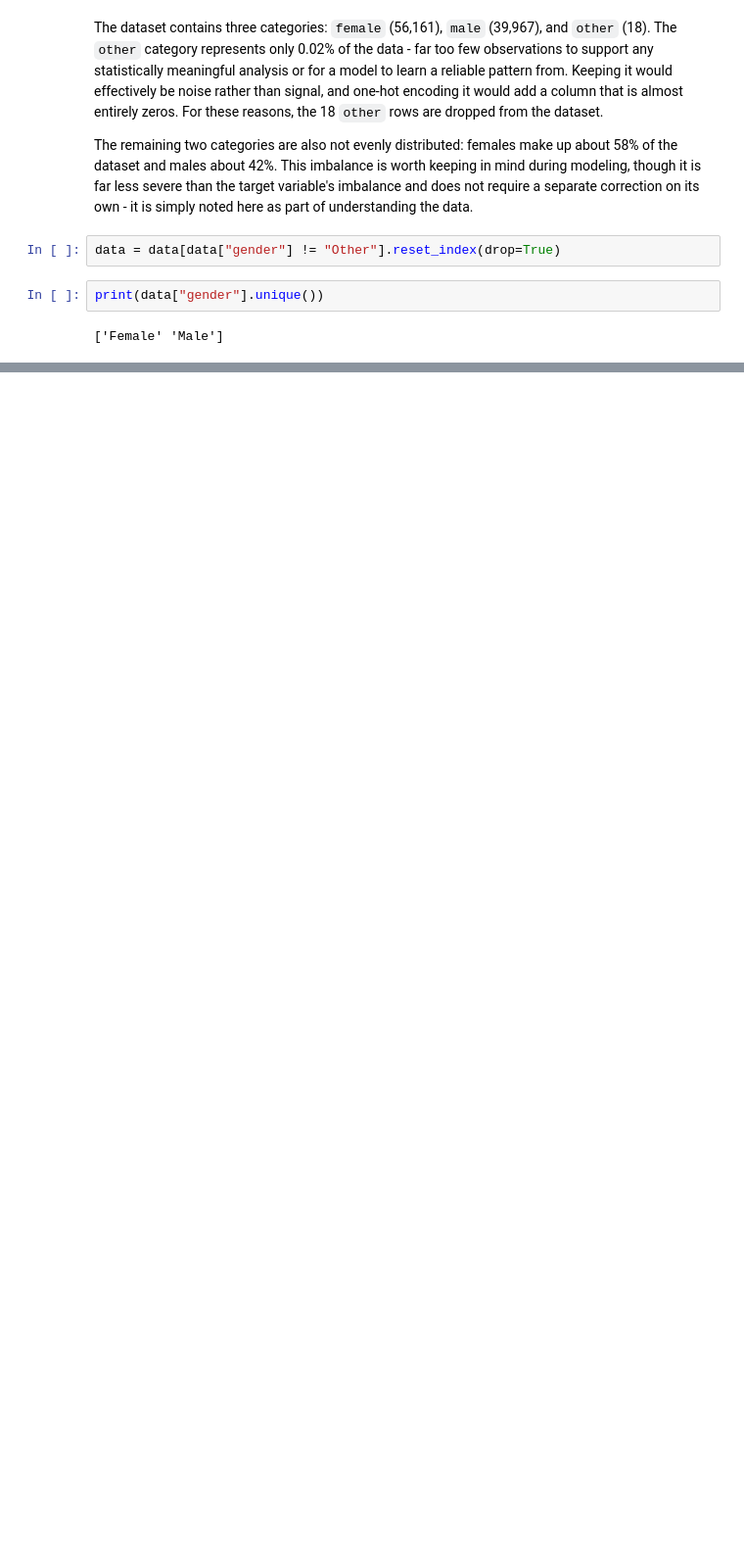
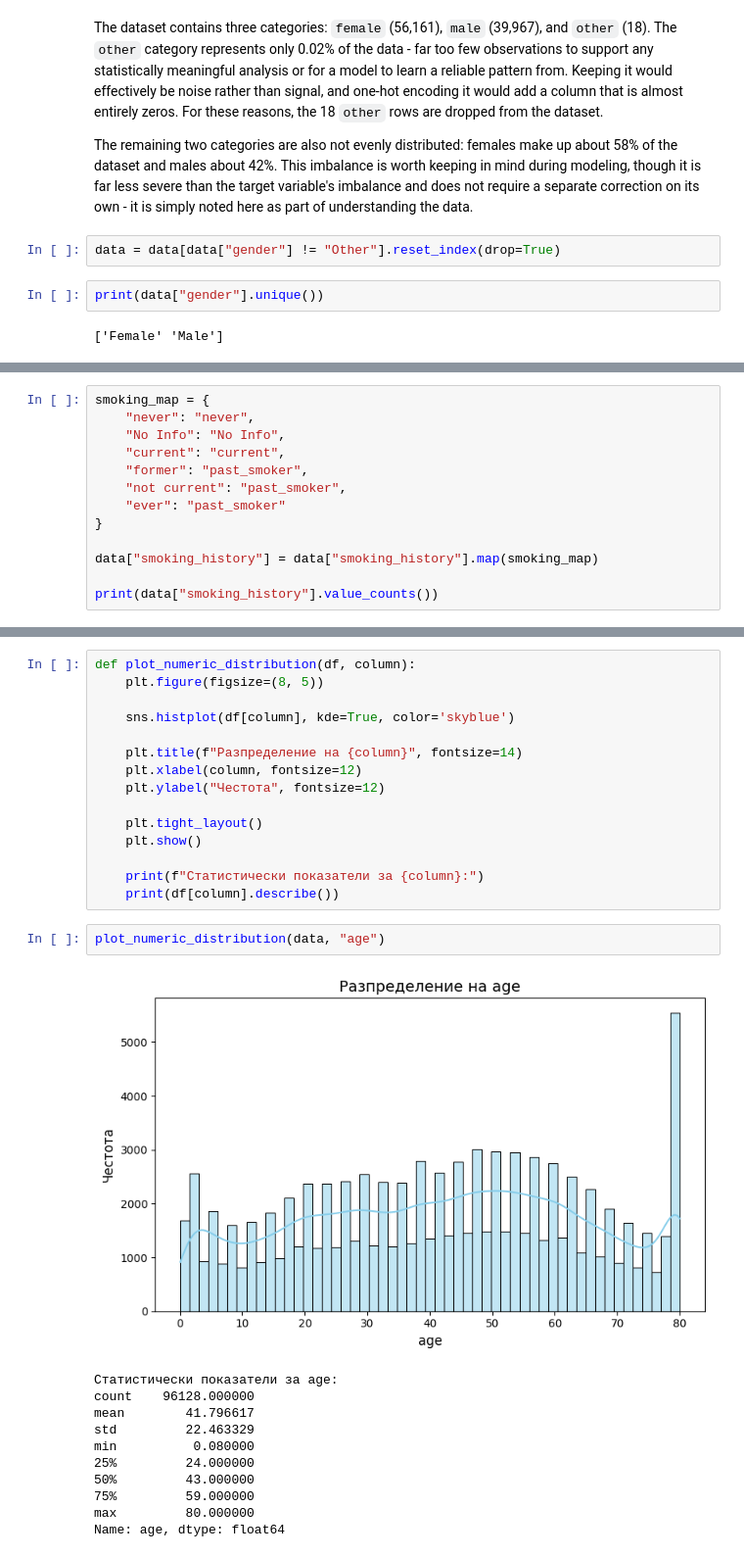
Before and after one commit to VladoDev03/diabetes-prediction, a Jupyter notebook: notebooks/EDA.ipynb, the cells around one changed output, grey strips where cells are left out. Shown at 98% size. Drawn from its saved outputs; the diff is of its cells as text; blank space fills up the shorter version.

```diff
--- a/notebooks/EDA.ipynb
+++ b/notebooks/EDA.ipynb
@@ -136,0 +152,13 @@ print(data["gender"].unique())
+# %%
+smoking_map = {
+    "never": "never",
+    "No Info": "No Info",
+    "current": "current",
+    "former": "past_smoker",
+    "not current": "past_smoker",
+    "ever": "past_smoker"
+}
+
+data["smoking_history"] = data["smoking_history"].map(smoking_map)
+
+print(data["smoking_history"].value_counts())
@@ -136,0 +174,29 @@ print(data["gender"].unique())
+# %%
+def plot_numeric_distribution(df, column):
+    plt.figure(figsize=(8, 5))
+
+    sns.histplot(df[column], kde=True, color='skyblue')
+
+    plt.title(f"Разпределение на {column}", fontsize=14)
+    plt.xlabel(column, fontsize=12)
+    plt.ylabel("Честота", fontsize=12)
+
+    plt.tight_layout()
+    plt.show()
+
+    print(f"Статистически показатели за {column}:")
+    print(df[column].describe())
+# %%
+plot_numeric_distribution(data, "age")
+# %% [output]
+[figure, added]
+Статистически показатели за age:
+count    96128.000000
+mean        41.796617
+std         22.463329
+min          0.080000
+25%         24.000000
+50%         43.000000
+75%         59.000000
+max         80.000000
+Name: age, dtype: float64
```
Also changed, not shown: parts of 16 cells of this notebook.
